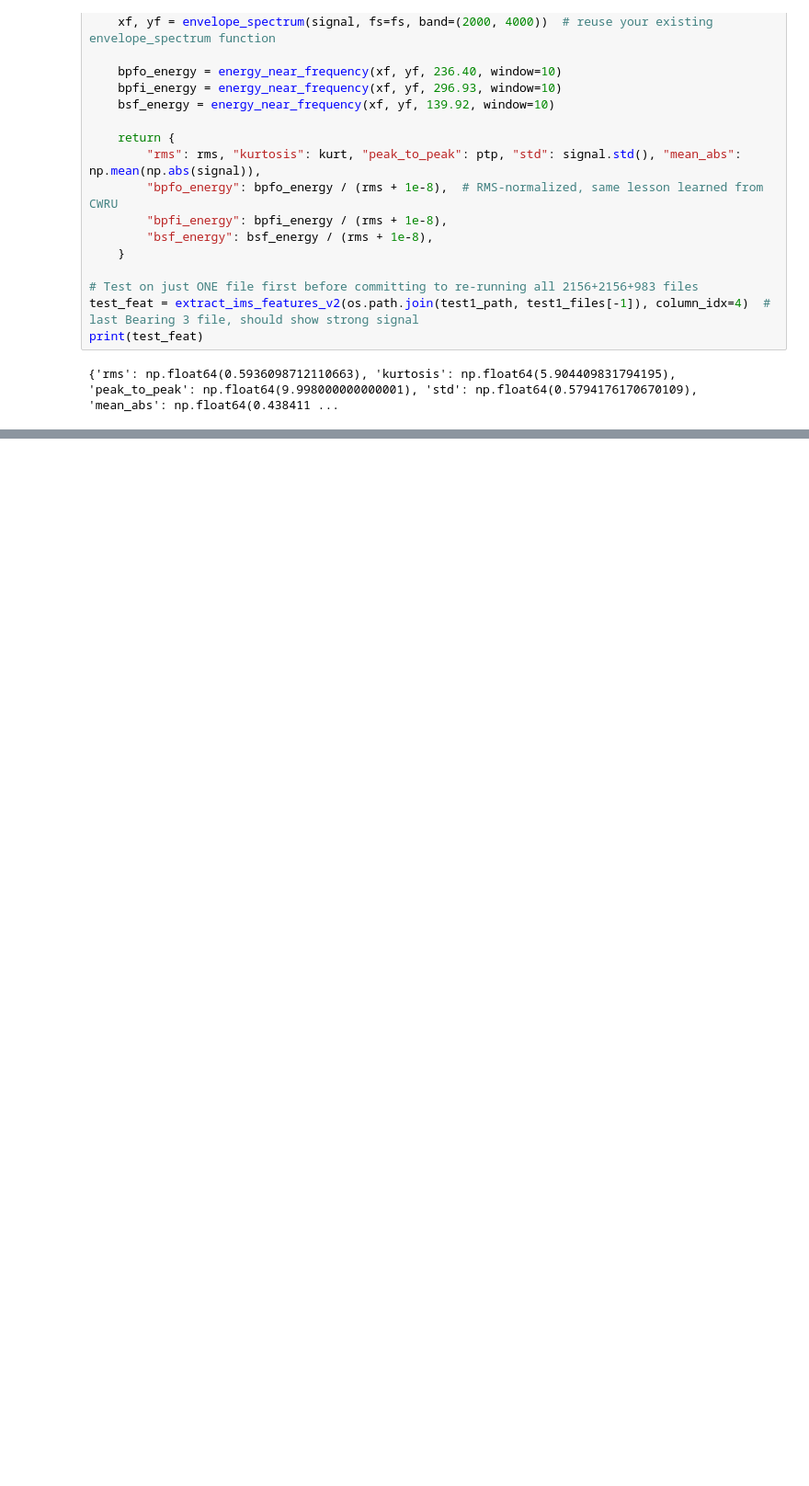
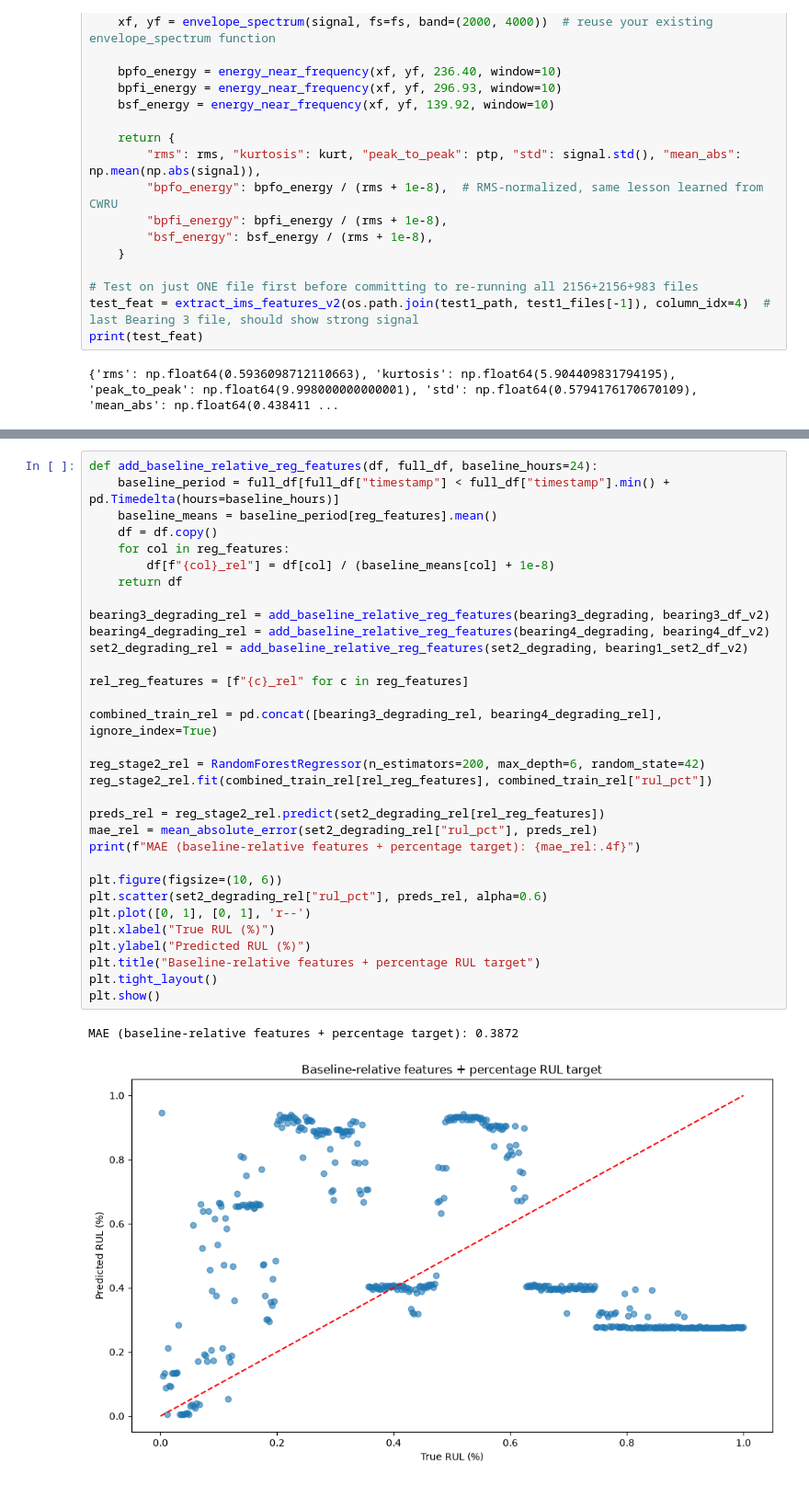
Before and after one commit to davidojei/goebel, a Jupyter notebook: notebooks/04_ims_eda.ipynb, the cells around one changed output, grey strips where cells are left out. Shown at 92% size. Cells and saved outputs as stored; diff of their text form; blank space fills up the shorter version.

```diff
--- a/notebooks/04_ims_eda.ipynb
+++ b/notebooks/04_ims_eda.ipynb
@@ -619,0 +1022,35 @@ print(test_feat)
+# %%
+def add_baseline_relative_reg_features(df, full_df, baseline_hours=24):
+    baseline_period = full_df[full_df["timestamp"] < full_df["timestamp"].min() + pd.Timedelta(hours=baseline_hours)]
+    baseline_means = baseline_period[reg_features].mean()
+    df = df.copy()
+    for col in reg_features:
+        df[f"{col}_rel"] = df[col] / (baseline_means[col] + 1e-8)
+    return df
+
+bearing3_degrading_rel = add_baseline_relative_reg_features(bearing3_degrading, bearing3_df_v2)
+bearing4_degrading_rel = add_baseline_relative_reg_features(bearing4_degrading, bearing4_df_v2)
+set2_degrading_rel = add_baseline_relative_reg_features(set2_degrading, bearing1_set2_df_v2)
+
+rel_reg_features = [f"{c}_rel" for c in reg_features]
+
+combined_train_rel = pd.concat([bearing3_degrading_rel, bearing4_degrading_rel], ignore_index=True)
+
+reg_stage2_rel = RandomForestRegressor(n_estimators=200, max_depth=6, random_state=42)
+reg_stage2_rel.fit(combined_train_rel[rel_reg_features], combined_train_rel["rul_pct"])
+
+preds_rel = reg_stage2_rel.predict(set2_degrading_rel[rel_reg_features])
+mae_rel = mean_absolute_error(set2_degrading_rel["rul_pct"], preds_rel)
+print(f"MAE (baseline-relative features + percentage target): {mae_rel:.4f}")
+
+plt.figure(figsize=(10, 6))
+plt.scatter(set2_degrading_rel["rul_pct"], preds_rel, alpha=0.6)
+plt.plot([0, 1], [0, 1], 'r--')
+plt.xlabel("True RUL (%)")
+plt.ylabel("Predicted RUL (%)")
+plt.title("Baseline-relative features + percentage RUL target")
+plt.tight_layout()
+plt.show()
+# %% [output]
+MAE (baseline-relative features + percentage target): 0.3872
+[figure, added]
```
Also changed, not shown: parts of 12 cells of this notebook.
